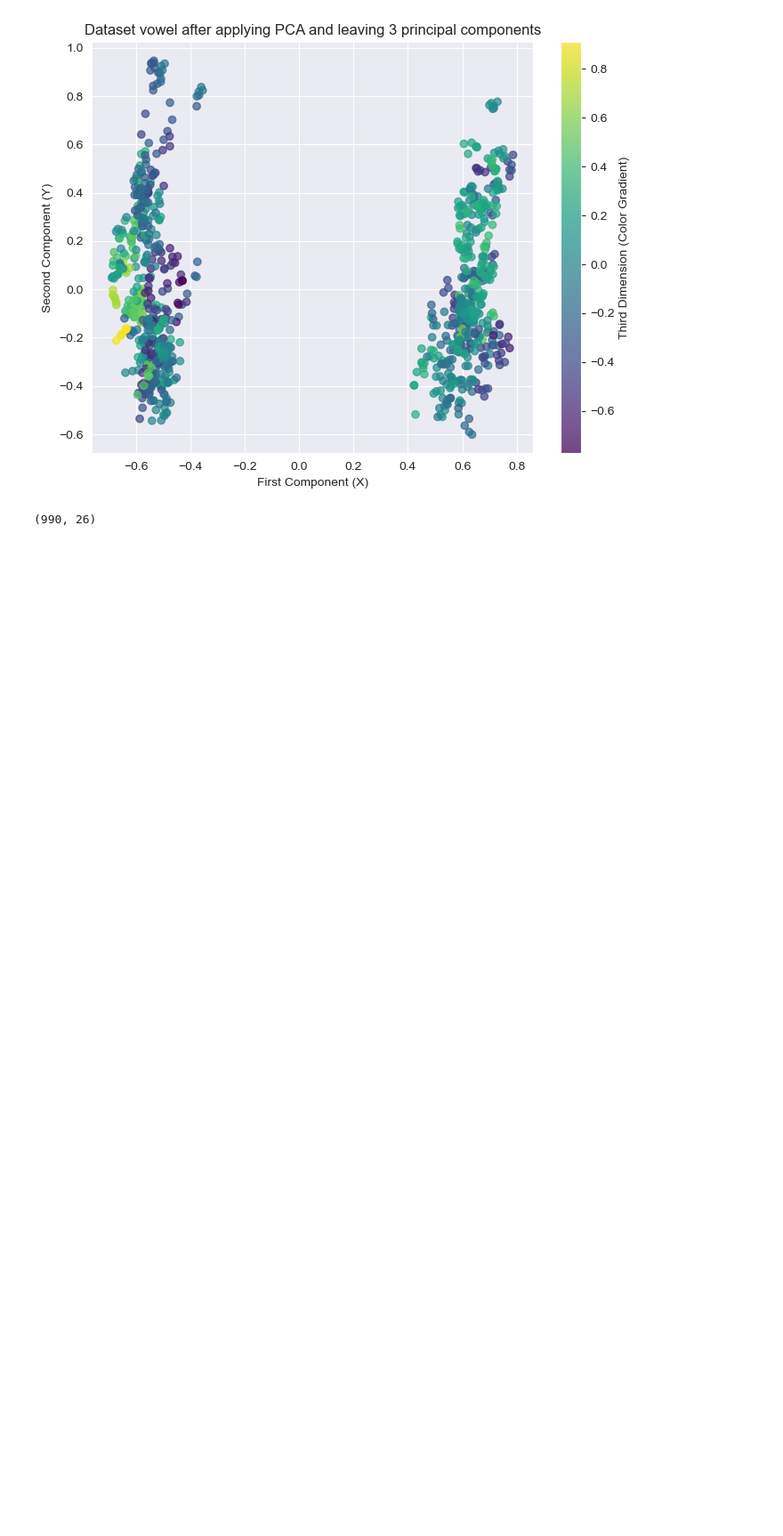
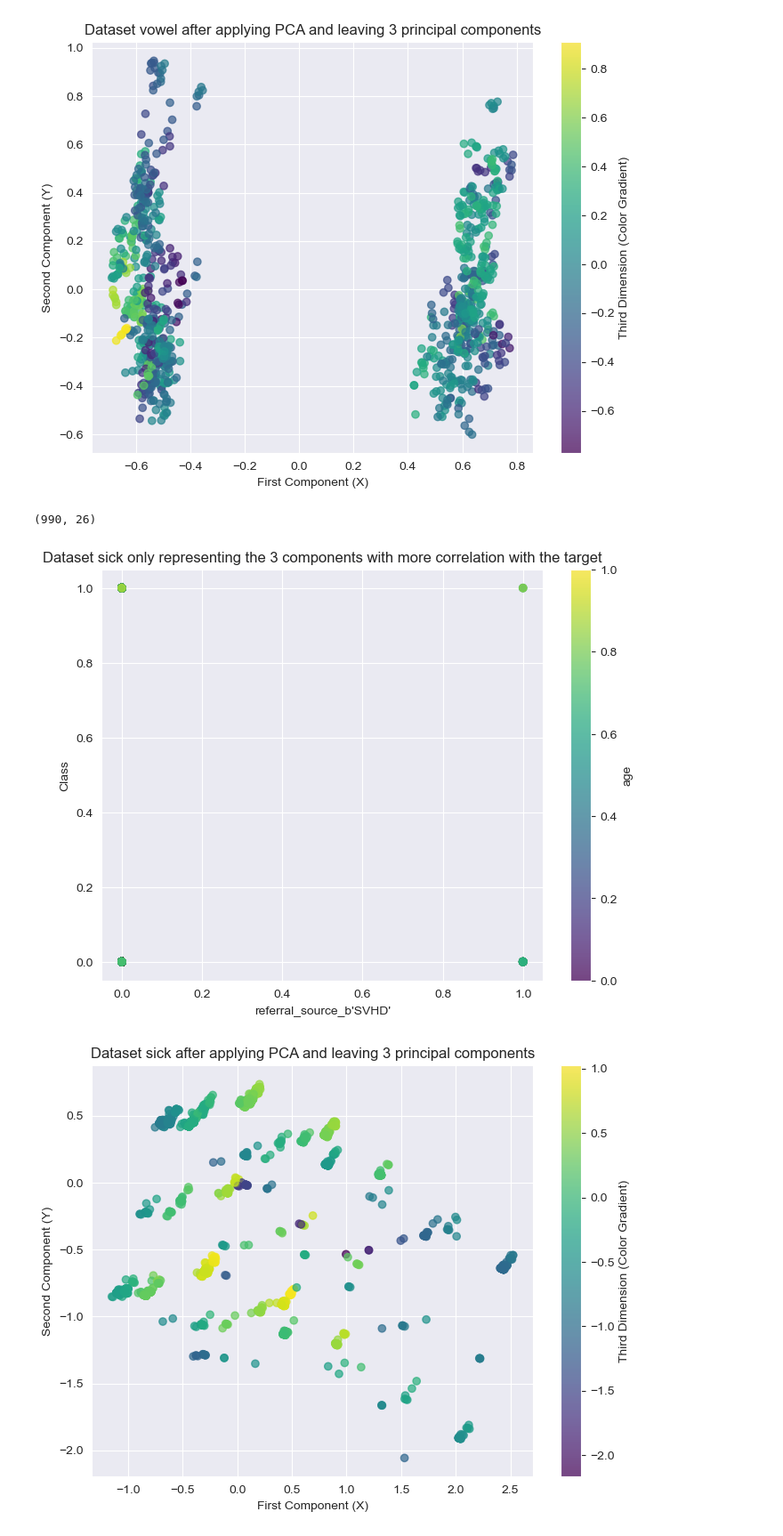
Before and after one commit to XavierQuerol/Dimensionality-Reduction-and-Visualization, a Jupyter notebook: testing_bernat.ipynb, the cells around one changed output. Shown: that part at 89% size. Drawn from its saved outputs; the diff is of its cells as text; code cells hidden in the pictures; blank space fills up the shorter version.

Commit message:
sklearn algorithms added

```diff
--- a/testing_bernat.ipynb
+++ b/testing_bernat.ipynb
@@ -120,3 +123,69 @@ X_reconstructed = pca.reconstruct(X_transformed)
 print(X_reconstructed.shape)
 # %% [output]
 (990, 26)
+# %%
+from sklearn import decomposition
+# Step 1
+dataset = "sick"
+x, y = get_dataset(dataset)
+ds = x.copy()
+ds["target"] = y
+
+# Step 2
+correlation_with_target = ds.corr()["target"]  # Based on their correlation with the target
+top_features = correlation_with_target.abs().sort_values(ascending=False).iloc[1:4].index.tolist()
+
+ds = ds.drop('target', axis=1)
+feature_indices = [ds.columns.get_loc(feature) for feature in top_features]  # Get indices of the features
+
+plt.figure(figsize=(8, 6))
+scatter = plt.scatter(
+    ds.iloc[:, feature_indices[0]],  # Access by column index
+    ds.iloc[:, feature_indices[1]],  # Access by column index
+    c=ds.iloc[:, feature_indices[2]],  # Access by column index
+    cmap='viridis',
+    alpha=0.7
+)
+plt.colorbar(scatter, label=f'{top_features[2]}')
+plt.xlabel(top_features[0])
+plt.ylabel(top_features[1])
+plt.title(f'Dataset {dataset} only representing the 3 components with more correlation with the target')
+plt.show()
+
+# Step 3 & 4 & 5 & 6 & 7
+pca = decomposition.PCA(n_components=3)  # Reduce to 3 components
+X_transformed = pca.fit_transform(ds)
+
+# Step 8
+# Create a scatter plot
+plt.figure(figsize=(8, 6))
+scatter = plt.scatter(X_transformed[:, 0], X_transformed[:, 1], c=X_transformed[:, 2], cmap='viridis',alpha=0.7)  # `viridis` is a color map, change as needed
+
+# Add a color bar to show the gradient
+plt.colorbar(scatter, label='Third Dimension (Color Gradient)')
+
+plt.xlabel('First Component (X)')
+plt.ylabel('Second Component (Y)')
+plt.title(f'Dataset {dataset} after applying PCA and leaving 3 principal components')
+plt.show()
+
+# Step 9
+X_reconstructed = pca.inverse_transfdeorm(X_transformed)
+
+plt.figure(figsize=(8, 6))
+
+scatter = plt.scatter(
+    X_reconstructed[:, feature_indices[0]],  # Access by column index
+    X_reconstructed[:, feature_indices[1]],  # Access by column index
+    c=X_reconstructed[:, feature_indices[2]],  # Access by column index
+    cmap='viridis',
+    alpha=0.7
+)
+plt.colorbar(scatter, label=f'{top_features[2]}')
+plt.xlabel(top_features[0])
+plt.ylabel(top_features[1])
+plt.title(f'Dataset {dataset} only representing the 3 components with more correlation with the target')
+plt.show()
+# %% [output]
+[figure, added]
+[figure, added]
```
Also changed, not shown: parts of 3 cells of this notebook, 1 other file.
